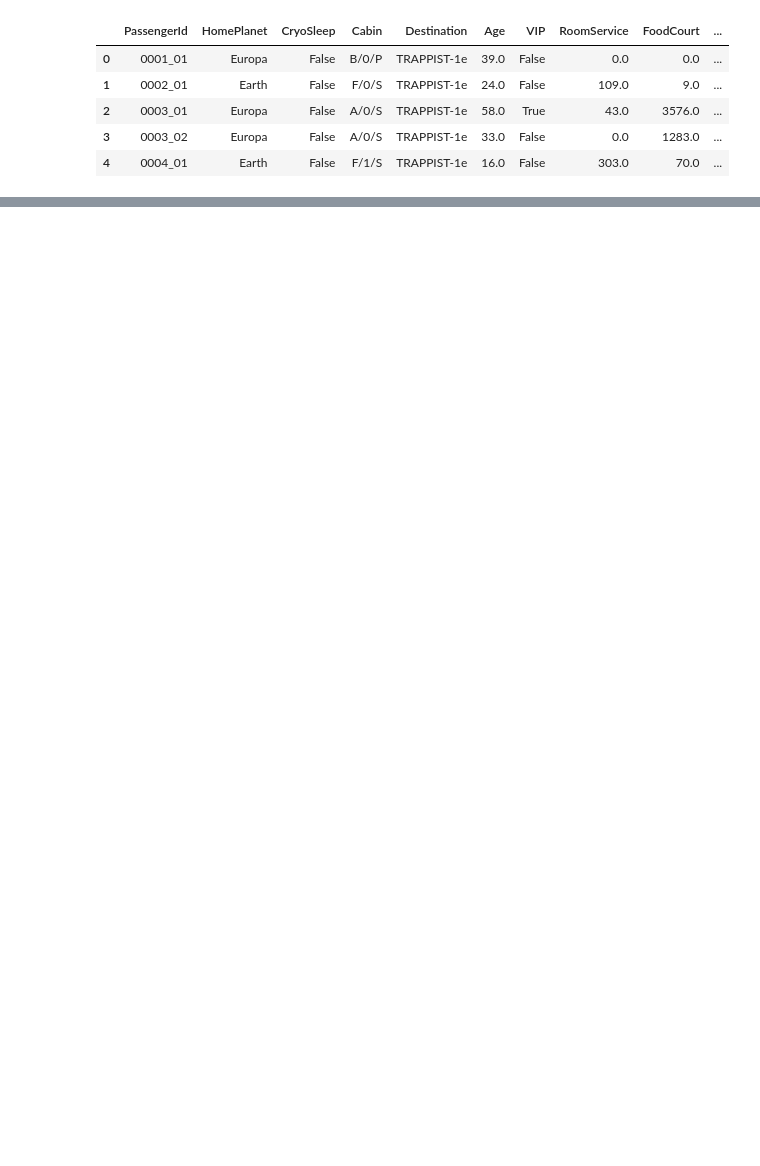
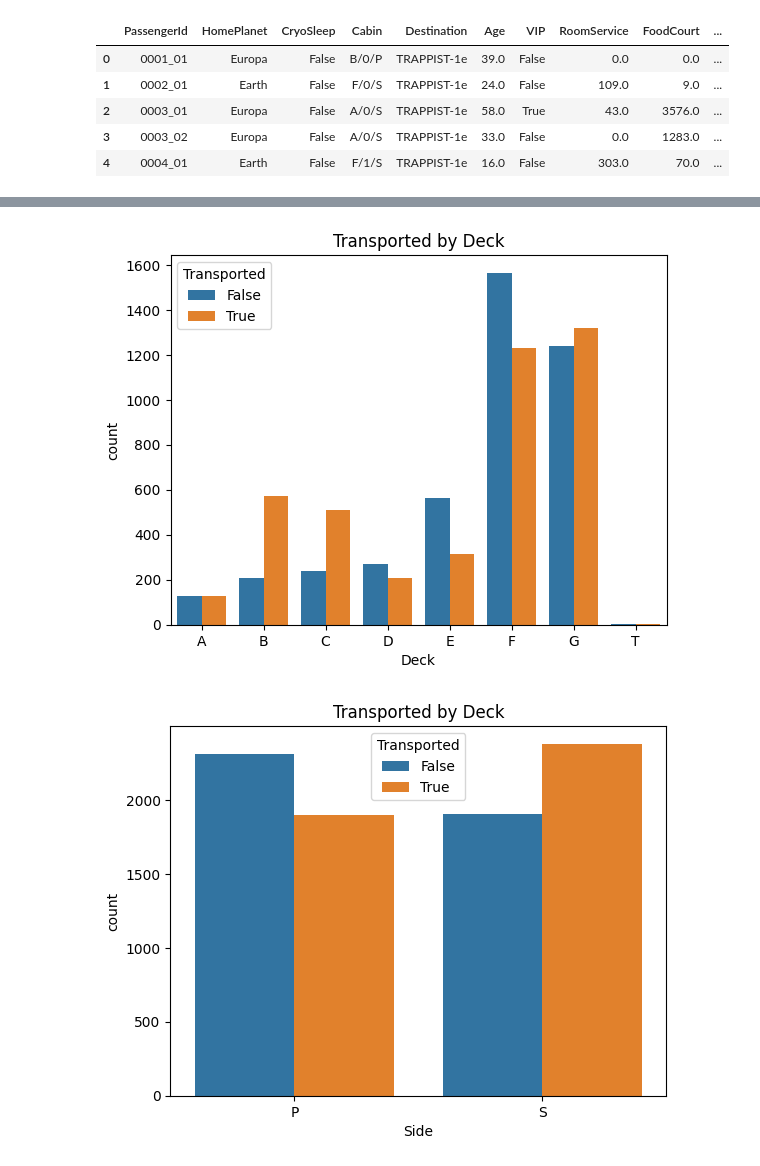
Before and after one commit to yureiime/spaceship-titanic, a Jupyter notebook: eda.ipynb, the cells around one changed output, grey strips where cells are left out. Cells and saved outputs as stored; diff of their text form; code cells hidden in the pictures; blank space fills up the shorter version.

```diff
--- a/eda.ipynb
+++ b/eda.ipynb
@@ -167,0 +221,6 @@ The transportation rate for Cryosleep = False increased a bit from 0.3289 to 0.3
+# %%
+traincabin = train.copy(deep=True)
+traincabin[['Deck', 'Number', 'Side']] = traincabin['Cabin'].str.split('/', expand=True)
+traincabin.drop('Cabin', inplace=True, axis=1)
+traincabin['Number'] = pd.to_numeric(traincabin['Number'], errors='coerce')
+traincabin.head()
@@ -167,0 +234,13 @@ The transportation rate for Cryosleep = False increased a bit from 0.3289 to 0.3
+# %%
+# Count plots for Deck and Side
+traincabin_sorted = traincabin.sort_values(by='Deck', ascending=True)
+sns.countplot(traincabin_sorted, x='Deck', hue='Transported')
+plt.title('Transported by Deck')
+plt.show()
+
+sns.countplot(traincabin, x='Side', hue='Transported')
+plt.title('Transported by Deck')
+plt.show()
+# %% [output]
+[figure, added]
+[figure, added]
```
Also changed, not shown: parts of 37 cells of this notebook, 3 other files.
